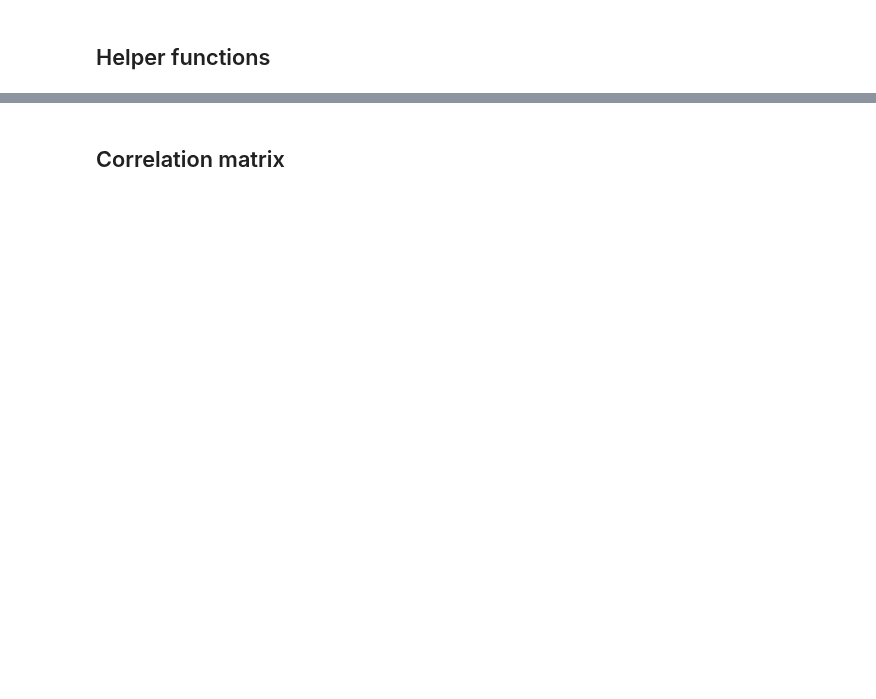
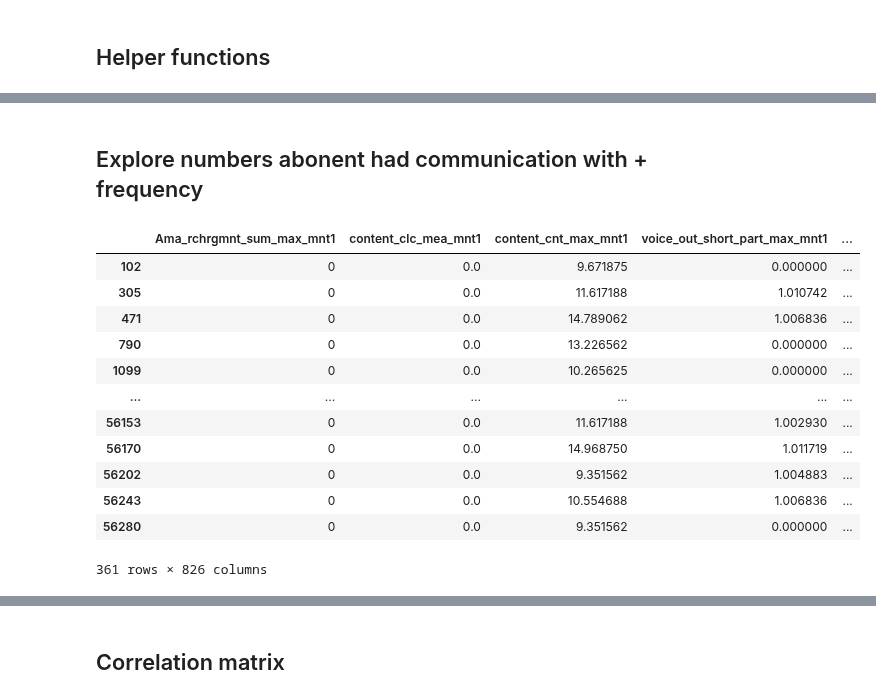
Before and after one commit to vburenkov/ML, a Jupyter notebook: FINAL/Burenkov.ipynb, the cells around one changed output, grey strips where cells are left out. Cells and saved outputs as stored; diff of their text form; code cells hidden in the pictures; blank space fills up the shorter version.

```diff
--- a/FINAL/Burenkov.ipynb
+++ b/FINAL/Burenkov.ipynb
@@ -152,0 +243,29 @@ len(train_df[train_df['target'] == 1]), len(train_df[train_df['target'] == 0])
+# %% [markdown]
+## Explore numbers abonent had communication with + frequency
+# %%
+churned = df_combine[df_combine['target'] == 1]
+churned_with_nums = pd.merge(churned, df_combine_num, on='abon_id', how='left')
+churned_numbers = list(churned_with_nums['bnum'].unique())
+
+non_churned = df_combine[df_combine['target'] == 0]
+non_churned_with_nums = pd.merge(non_churned, df_combine_num, on='abon_id', how='left')
+non_churned_numbers = list(non_churned_with_nums['bnum'].unique())
+
+number_abon_had_communicated = (set(churned_numbers) - set(non_churned_numbers))
+df_number_abon_had_communicated = pd.DataFrame(number_abon_had_communicated, columns= ['bnum'])
+# %%
+churned_with_nums[churned_with_nums['bnum'].isin(list(number_abon_had_communicated))]
+# %% [output]
+|  | Ama_rchrgmnt_sum_max_mnt1 | content_clc_mea_mnt1 | content_cnt_max_mnt1 | voice_out_short_part_max_mnt1 | ... |
+| 102 | 0 | 0.0 | 9.671875 | 0.000000 | ... |
+| 305 | 0 | 0.0 | 11.617188 | 1.010742 | ... |
+| 471 | 0 | 0.0 | 14.789062 | 1.006836 | ... |
+| 790 | 0 | 0.0 | 13.226562 | 0.000000 | ... |
+| 1099 | 0 | 0.0 | 10.265625 | 0.000000 | ... |
+| ... | ... | ... | ... | ... | ... |
+| 56153 | 0 | 0.0 | 11.617188 | 1.002930 | ... |
+| 56170 | 0 | 0.0 | 14.968750 | 1.011719 | ... |
+| 56202 | 0 | 0.0 | 9.351562 | 1.004883 | ... |
+| 56243 | 0 | 0.0 | 10.554688 | 1.006836 | ... |
+| 56280 | 0 | 0.0 | 9.351562 | 0.000000 | ... |
+361 rows × 826 columns
```
Also changed, not shown: parts of 29 cells of this notebook.
